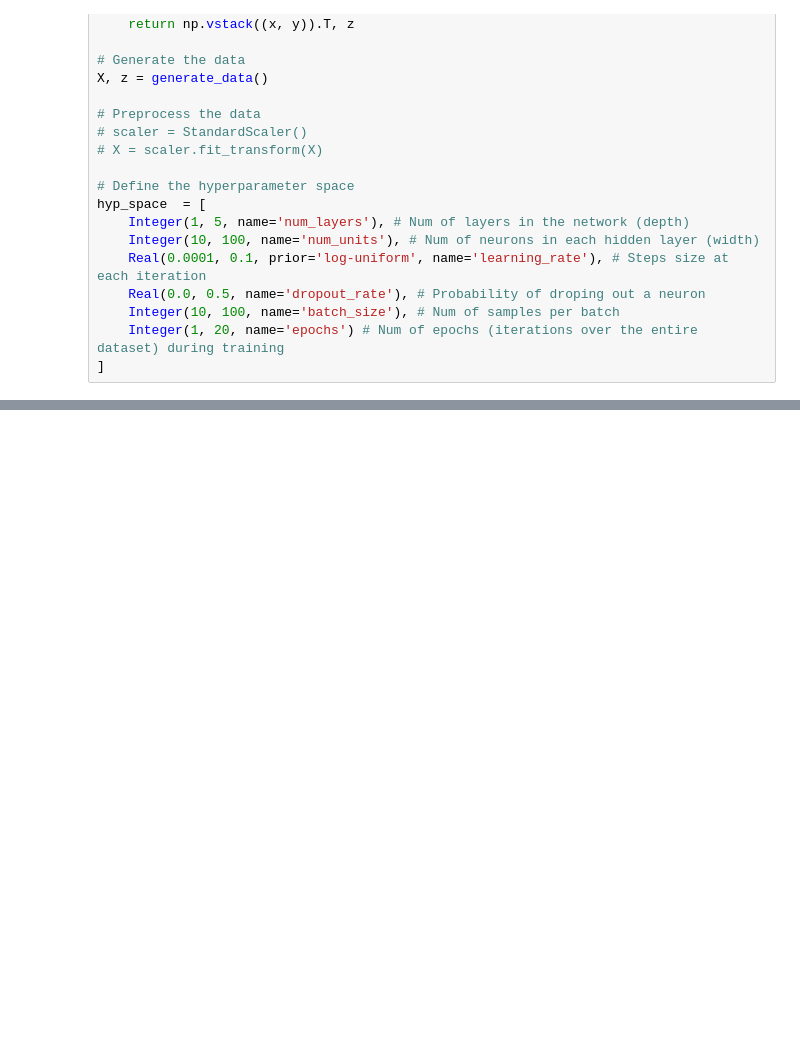
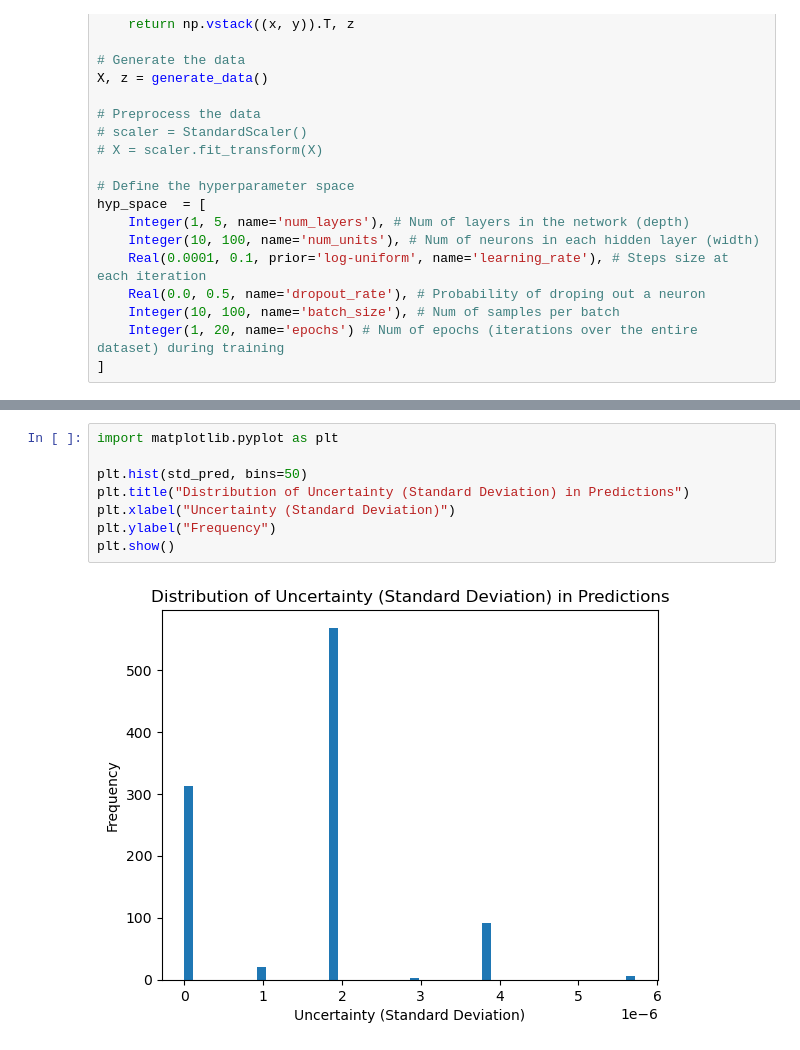
Before and after one commit to ScoutCodes/SMILE, a Jupyter notebook: BNN.ipynb, the cells around one changed output, grey strips where cells are left out. Drawn from its saved outputs; the diff is of its cells as text; blank space fills up the shorter version.

```diff
--- a/BNN.ipynb
+++ b/BNN.ipynb
@@ -126,3 +229,13 @@ epochs: 17
+# %%
+import matplotlib.pyplot as plt
+
+plt.hist(std_pred, bins=50)
+plt.title("Distribution of Uncertainty (Standard Deviation) in Predictions")
+plt.xlabel("Uncertainty (Standard Deviation)")
+plt.ylabel("Frequency")
+plt.show()
+# %% [output]
+[figure, added]
 # %%
 # Spliting data into training and testing sets
 X_train, X_test, z_train, z_test = train_test_split(X, z, test_size=0.2, random_state=0)
```
Also changed, not shown: parts of 9 cells of this notebook, 4 other files.
